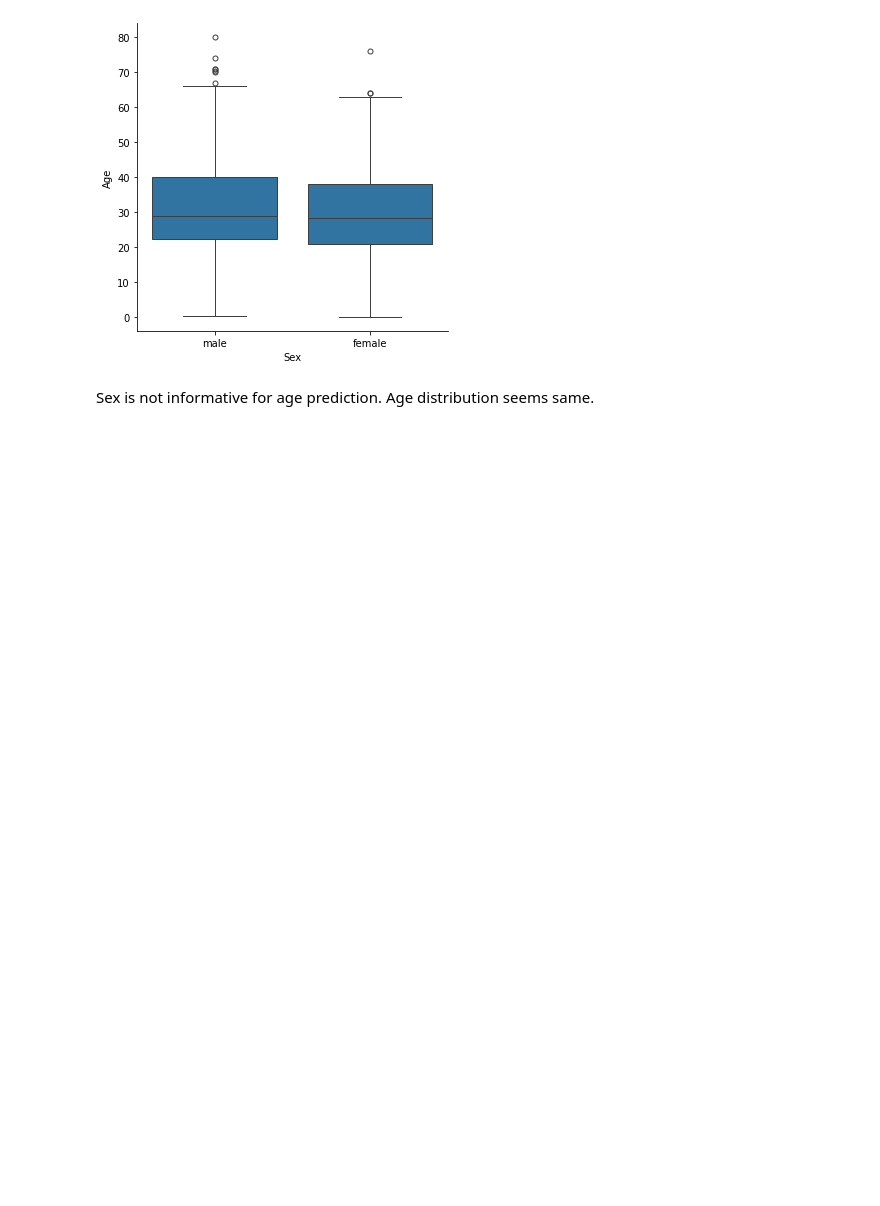
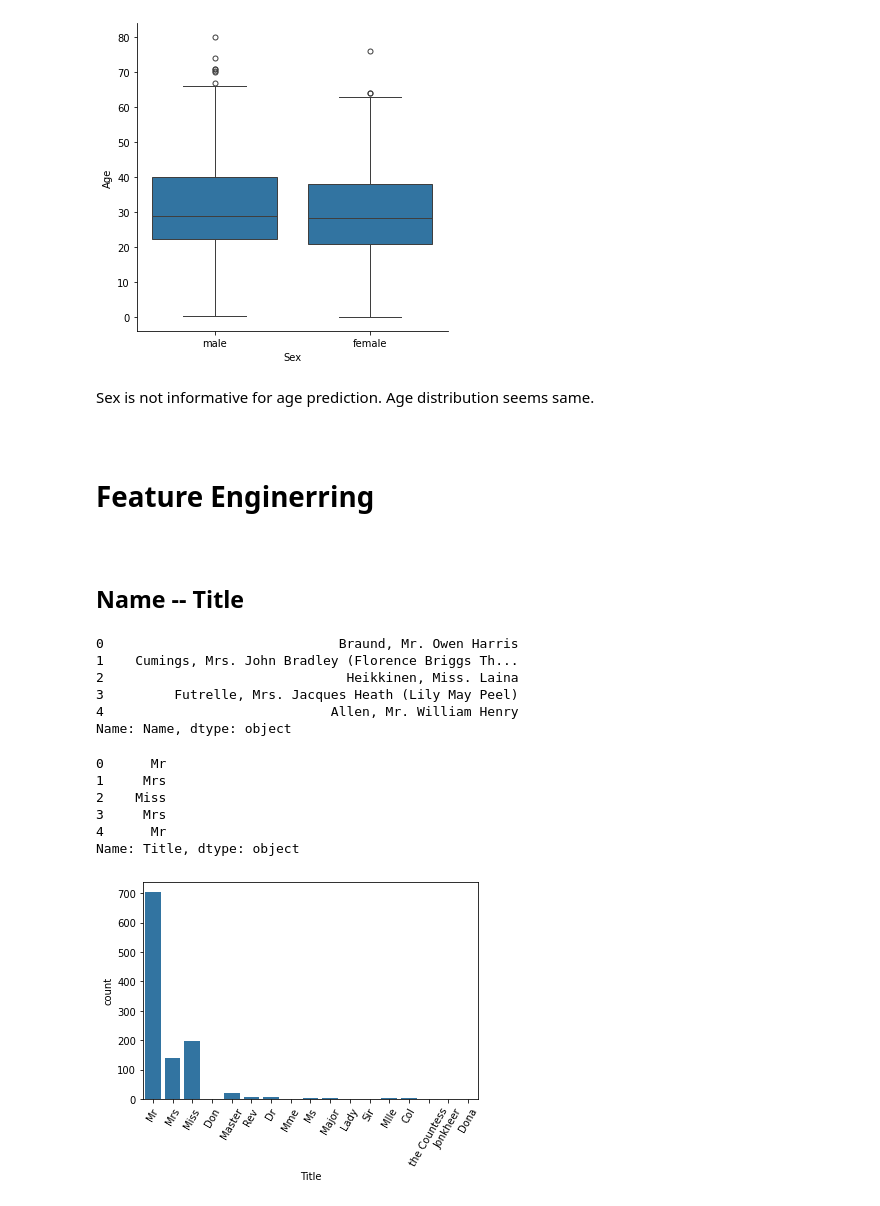
Before and after one commit to MrEktirir/Titanic-Project, a Jupyter notebook: Notebooks/titanic.ipynb, the cells around one changed output. Saved outputs shown, nothing was run; the diff lists cells and outputs as text; code cells hidden in the pictures; blank space fills up the shorter version.

```diff
--- a/Notebooks/titanic.ipynb
+++ b/Notebooks/titanic.ipynb
@@ -474,3 +483,36 @@ plt.show()
 [figure]
 # %% [markdown]
 Sex is not informative for age prediction. Age distribution seems same.
+# %% [markdown]
+<a id="22"></a><br>
+# Feature Enginerring
+# %% [markdown]
+<a id="23"></a><br>
+## Name -- Title
+# %%
+train_df["Name"].head()
+# %% [output]
+0                              Braund, Mr. Owen Harris
+1    Cumings, Mrs. John Bradley (Florence Briggs Th...
+2                               Heikkinen, Miss. Laina
+3         Futrelle, Mrs. Jacques Heath (Lily May Peel)
+4                             Allen, Mr. William Henry
+Name: Name, dtype: object
+# %%
+name = train_df["Name"]
+train_df["Title"] = [i.split(".")[0].split(",")[-1].strip() for i in name]
+# %%
+train_df["Title"].head()
+# %% [output]
+0      Mr
+1     Mrs
+2    Miss
+3     Mrs
+4      Mr
+Name: Title, dtype: object
+# %%
+sns.countplot(x = "Title", data = train_df)
+plt.xticks(rotation=60)
+plt.show()
+# %% [output]
+[figure, added]
```
Also changed, not shown: parts of 41 cells of this notebook.
